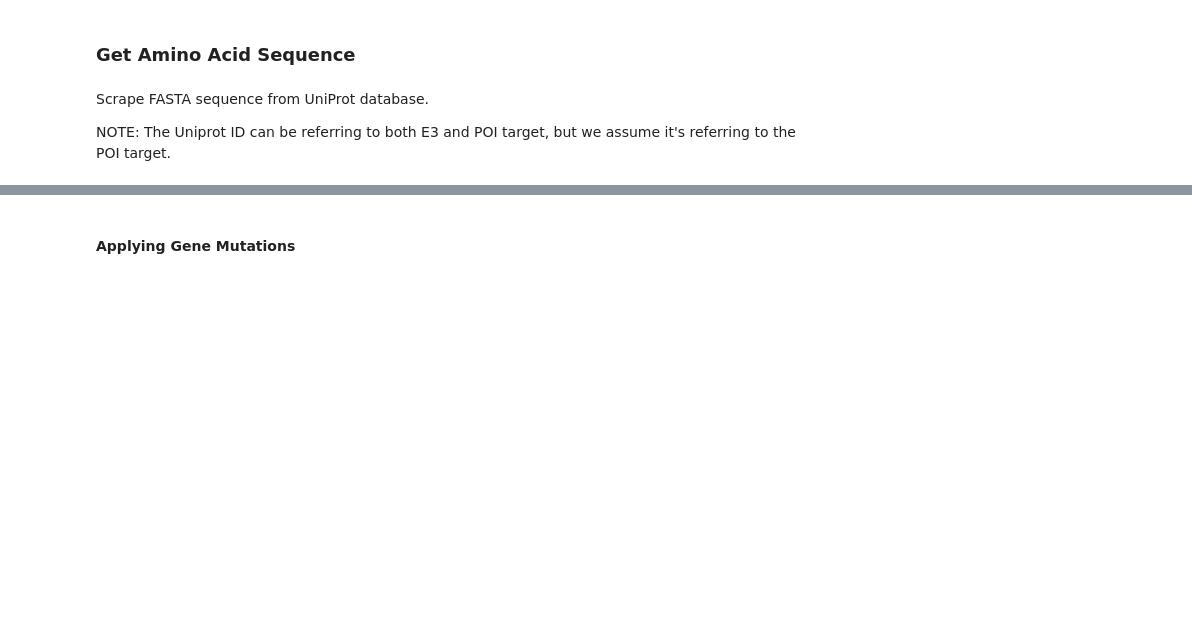
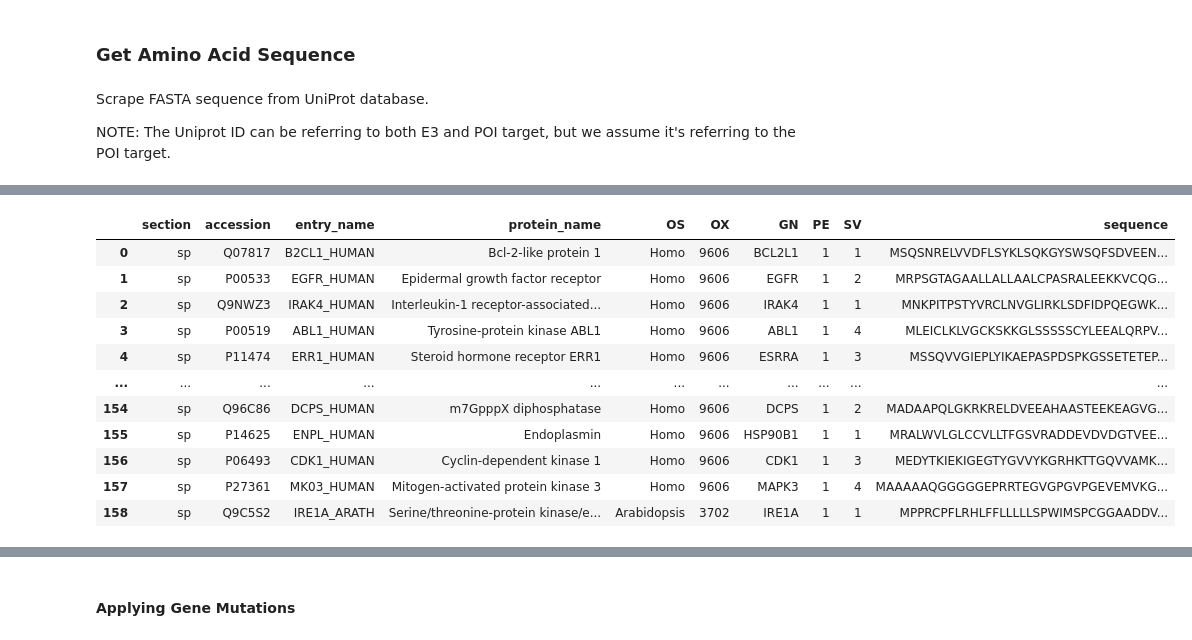
Before and after one commit to ribesstefano/PROTAC-Degradation-Predictor, a Jupyter notebook: notebooks/data_curation.ipynb, the cells around one changed output, grey strips where cells are left out. Drawn from its saved outputs; the diff is of its cells as text; code cells hidden in the pictures; blank space fills up the shorter version.

```diff
--- a/notebooks/data_curation.ipynb
+++ b/notebooks/data_curation.ipynb
@@ -997,0 +1841,6 @@ parsed_table['Database'] = 'PROTAC-DB'
+# %%
+# Clean all columns that start with 'Target (' in the merged dataframe
+target_cols = [col for col in protacdb_merged_df.columns if col.startswith('Target')]
+for col in target_cols:
+    protacdb_merged_df[col] = protacdb_merged_df[col].apply(clean_target)
+print(f'Cleaned {len(target_cols)} target columns in the merged dataframe.')
@@ -1153,6 +2609,8 @@ Scrape FASTA sequence from UniProt database.
 
 NOTE: The Uniprot ID can be referring to both E3 and POI target, but we assume it's referring to the POI target.
 # %%
+import time
+
 poi_sequences_file = os.path.join(data_curation_dir, 'poi_uniprot2sequence.json')
 uniprot2sequence = load_dict(poi_sequences_file)
 
@@ -1160,16 +2618,16 @@ for uniprot in tqdm(merged_df['Uniprot'].unique().tolist(), desc='Web-scraping s
     if uniprot in uniprot2sequence:
         continue
     try:
-        baseUrl = 'http://www.uniprot.org/uniprot/'
-        currentUrl = baseUrl + uniprot + '.fasta'
-        response = requests.post(currentUrl)
+        url = f'http://www.uniprot.org/uniprot/{uniprot}.fasta'
+        response = requests.post(url)
         cData = ''.join(response.text)
-        i = cData.index('\n') + 1
-        seq = cData[i:].rstrip().replace('\n', '')
+        header = cData[:cData.index('\n')]
+        seq = cData[cData.index('\n') + 1:].rstrip().replace('\n', '').strip()
         uniprot2sequence[uniprot] = seq
+        time.sleep(2)  # Sleep to avoid hitting the server too hard
     except Exception as e:
         print(f'Exception: {e}')
-        print(f'Exception: Error getting {uniprot} from URL: {currentUrl}')
+        print(f'Exception: Error getting {uniprot} from URL: {url}')
         print(f'Exception: Setting sequence for {uniprot} to NaN')
         uniprot2sequence[uniprot] = float('nan')
 
@@ -1187,0 +2688,66 @@ merged_df['POI Sequence'] = merged_df['Uniprot'].map(uniprot2sequence)
+# %%
+import re
+from typing import Optional, Dict
+
+def parse_uniprot_fasta(fasta: str) -> Dict[str, Optional[str]]:
+    """
+    Parse a UniProt-style FASTA entry into its components.
+
+    Returns a dict with keys:
+      - section: 'sp' or 'tr'
+      - accession: primary UniProt accession
+      - entry_name: UniProt entry name (GENE_ORGANISM)
+      - protein_name: recommended protein name
+      - OS: organism species
+      - OX: taxonomy ID
+      - GN: gene name
+      - PE: protein existence code
+      - SV: sequence version
+      - sequence: the amino-acid sequence (no line breaks)
+    """
+    lines = fasta.strip().splitlines()
+    header = lines[0]
+    seq = "".join(lines[1:])
+
+    # 1) Parse the first part: >section|accession|entry_name protein_name
+    m = re.match(
+        r"^>(?P<section>[^|]+)\|"
+        r"(?P<accession>[^|]+)\|"
+        r"(?P<entry_name>\S+)\s+"
+        r"(?P<protein_name>.*?)"
+        r"(?:\sOS=|$)",
+        header
+    )
+    if not m:
+        raise ValueError("Header does not match UniProt pattern")
+
+    info = m.groupdict()
+
+    # 2) For each tag OS=, OX=, GN=, PE=, SV=, find in the header
+    for tag in ("OS", "OX", "GN", "PE", "SV"):
+        pat = rf"{tag}=(?P<{tag}>[^ ]+)"
+        mm = re.search(pat, header)
+        info[tag] = mm.group(tag) if mm else None
+
+    # 3) Add the sequence
+    info["sequence"] = seq
+
+    return info
+
+# Parse the FASTA strings and create a DataFrame
+fasta_data = [parse_uniprot_fasta(fasta_str) for fasta_str in fasta.values()]
+fasta_data = pd.DataFrame(fasta_data)
+fasta_data
+# %% [output]
+|  | section | accession | entry_name | protein_name | OS | OX | GN | PE | SV | sequence |
+| 0 | sp | Q07817 | B2CL1_HUMAN | Bcl-2-like protein 1 | Homo | 9606 | BCL2L1 | 1 | 1 | MSQSNRELVVDFLSYKLSQKGYSWSQFSDVEEN... |
+| 1 | sp | P00533 | EGFR_HUMAN | Epidermal growth factor receptor | Homo | 9606 | EGFR | 1 | 2 | MRPSGTAGAALLALLAALCPASRALEEKKVCQG... |
+| 2 | sp | Q9NWZ3 | IRAK4_HUMAN | Interleukin-1 receptor-associated... | Homo | 9606 | IRAK4 | 1 | 1 | MNKPITPSTYVRCLNVGLIRKLSDFIDPQEGWK... |
+| 3 | sp | P00519 | ABL1_HUMAN | Tyrosine-protein kinase ABL1 | Homo | 9606 | ABL1 | 1 | 4 | MLEICLKLVGCKSKKGLSSSSSCYLEEALQRPV... |
+| 4 | sp | P11474 | ERR1_HUMAN | Steroid hormone receptor ERR1 | Homo | 9606 | ESRRA | 1 | 3 | MSSQVVGIEPLYIKAEPASPDSPKGSSETETEP... |
+| ... | ... | ... | ... | ... | ... | ... | ... | ... | ... | ... |
+| 154 | sp | Q96C86 | DCPS_HUMAN | m7GpppX diphosphatase | Homo | 9606 | DCPS | 1 | 2 | MADAAPQLGKRKRELDVEEAHAASTEEKEAGVG... |
+| 155 | sp | P14625 | ENPL_HUMAN | Endoplasmin | Homo | 9606 | HSP90B1 | 1 | 1 | MRALWVLGLCCVLLTFGSVRADDEVDVDGTVEE... |
+| 156 | sp | P06493 | CDK1_HUMAN | Cyclin-dependent kinase 1 | Homo | 9606 | CDK1 | 1 | 3 | MEDYTKIEKIGEGTYGVVYKGRHKTTGQVVAMK... |
+| 157 | sp | P27361 | MK03_HUMAN | Mitogen-activated protein kinase 3 | Homo | 9606 | MAPK3 | 1 | 4 | MAAAAAQGGGGGEPRRTEGVGPGVPGEVEMVKG... |
+| 158 | sp | Q9C5S2 | IRE1A_ARATH | Serine/threonine-protein kinase/e... | Arabidopsis | 3702 | IRE1A | 1 | 1 | MPPRCPFLRHLFFLLLLLSPWIMSPCGGAADDV... |
```
Also changed, not shown: parts of 90 cells of this notebook, 10 other files.
